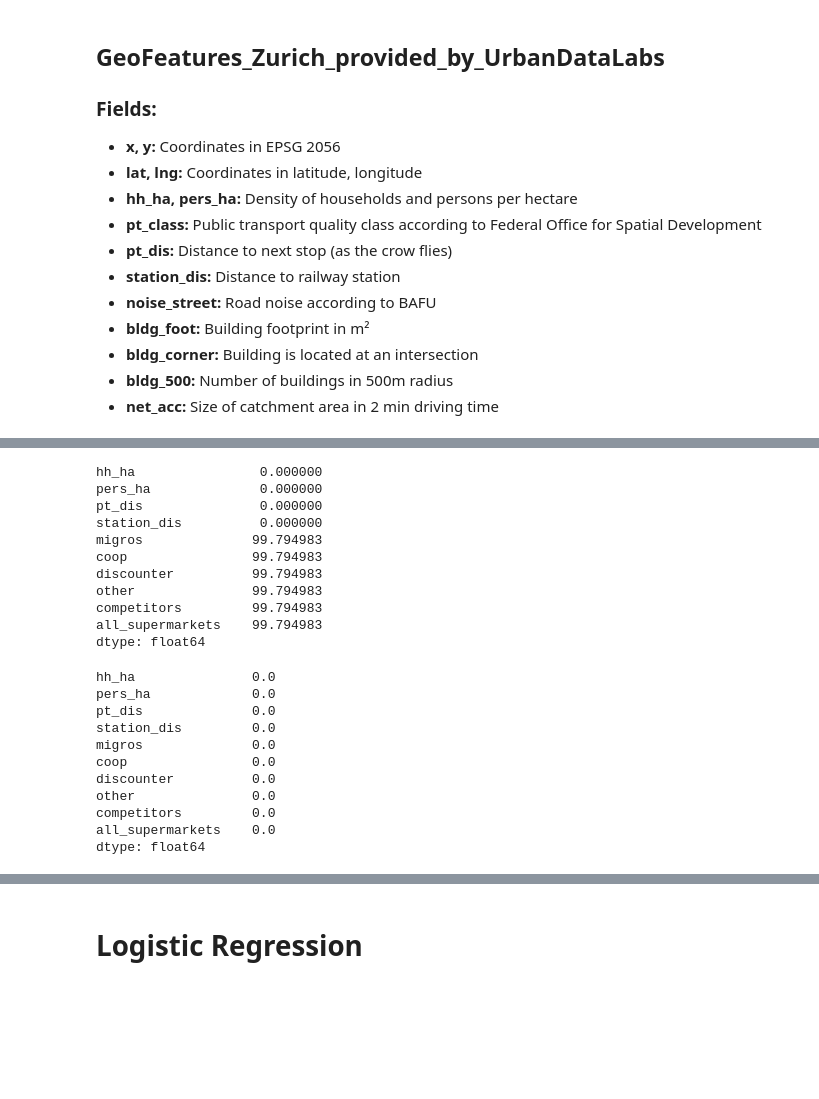
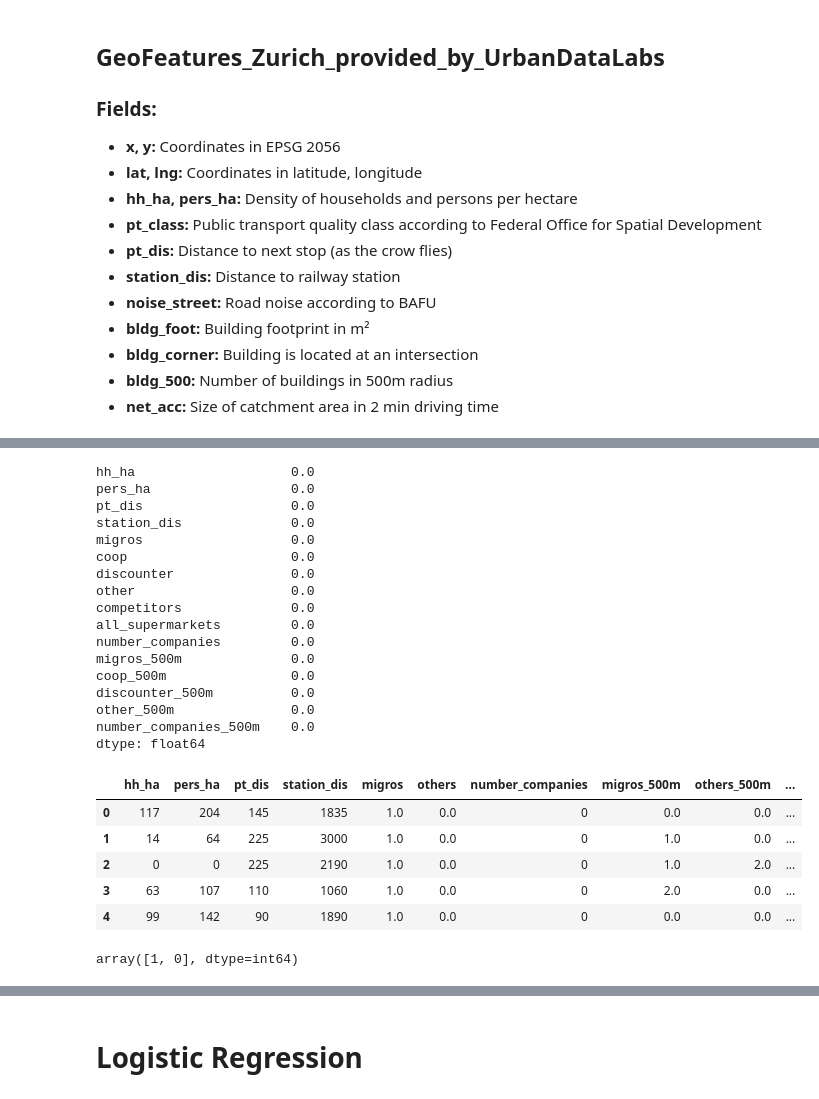
Before and after one commit to martrip/migros_data_challange, a Jupyter notebook: code/DataExploration.ipynb, the cells around one changed output, grey strips where cells are left out. Saved outputs shown, nothing was run; the diff lists cells and outputs as text; code cells hidden in the pictures; blank space fills up the shorter version.

```diff
--- a/code/DataExploration.ipynb
+++ b/code/DataExploration.ipynb
@@ -57,41 +73,52 @@ all_supermarkets    float64
 dtype: object
 # %%
 # Null values
-
-# Summary by column
-summary_nulls = df.isnull().sum() / len(df)*100
+summary_nulls = model_df.isnull().sum() / len(model_df)*100
 print(summary_nulls)
-
-# Replace nulls with 0's
-df = df.fillna(0)
-
-summary_nulls = df.isnull().sum() / len(df)*100
-summary_nulls
 # %% [output]
-hh_ha                0.000000
-pers_ha              0.000000
-pt_dis               0.000000
-station_dis          0.000000
-migros              99.794983
-coop                99.794983
-discounter          99.794983
-other               99.794983
-competitors         99.794983
-all_supermarkets    99.794983
+hh_ha                    0.0
+pers_ha                  0.0
+pt_dis                   0.0
+station_dis              0.0
+migros                   0.0
+coop                     0.0
+discounter               0.0
+other                    0.0
+competitors              0.0
+all_supermarkets         0.0
+number_companies         0.0
+migros_500m              0.0
+coop_500m                0.0
+discounter_500m          0.0
+other_500m               0.0
+number_companies_500m    0.0
 dtype: float64
-hh_ha               0.0
-pers_ha             0.0
-pt_dis              0.0
-station_dis         0.0
-migros              0.0
-coop                0.0
-discounter          0.0
-other               0.0
-competitors         0.0
-all_supermarkets    0.0
-dtype: float64
+# %%
+model_df["migros"] = model_df["migros"] + model_df["coop"]
+model_df["others"] = model_df["discounter"] + model_df["other"]
+
+model_df["others_500m"] = model_df["discounter_500m"] + model_df["other_500m"]
+model_df["migros_500m"] = model_df["migros_500m"] + model_df["coop_500m"]
+
+model_df = model_df[["hh_ha", "pers_ha", "pt_dis", "station_dis", "migros", "others", "number_companies", "migros_500m", "others_500m", "number_companies_500m"]]
+model_df.head()
+# %% [output]
+|  | hh_ha | pers_ha | pt_dis | station_dis | migros | others | number_companies | migros_500m | others_500m | ... |
+| 0 | 117 | 204 | 145 | 1835 | 1.0 | 0.0 | 0 | 0.0 | 0.0 | ... |
+| 1 | 14 | 64 | 225 | 3000 | 1.0 | 0.0 | 0 | 1.0 | 0.0 | ... |
+| 2 | 0 | 0 | 225 | 2190 | 1.0 | 0.0 | 0 | 1.0 | 2.0 | ... |
+| 3 | 63 | 107 | 110 | 1060 | 1.0 | 0.0 | 0 | 2.0 | 0.0 | ... |
+| 4 | 99 | 142 | 90 | 1890 | 1.0 | 0.0 | 0 | 0.0 | 0.0 | ... |
 # %%
 # Data cleaning
+def f(row):
+    val = 0
+    if row['migros'] >= 1:
+        val = 1
+    return val
 
-df[df["migros"] == 2] = 1
+model_df['migros'] = model_df.apply(f, axis=1)
+model_df["migros"].unique()
+# %% [output]
+array([1, 0], dtype=int64)
 # %%
```
Also changed, not shown: parts of 16 cells of this notebook, 5 other files.
